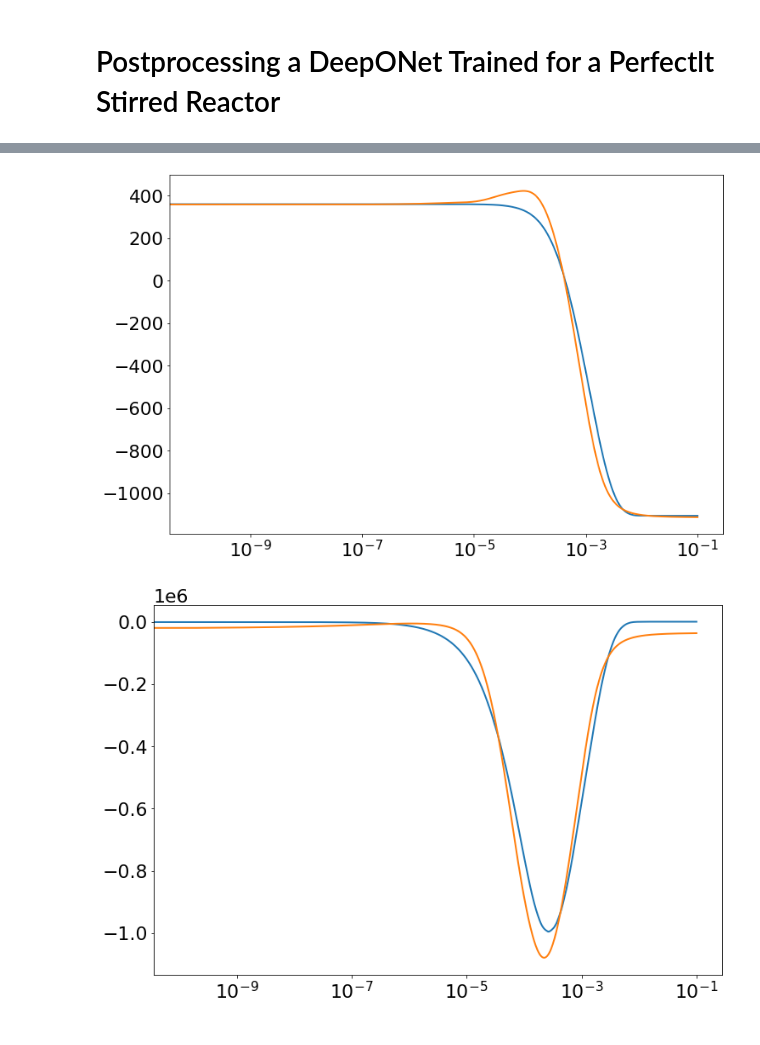
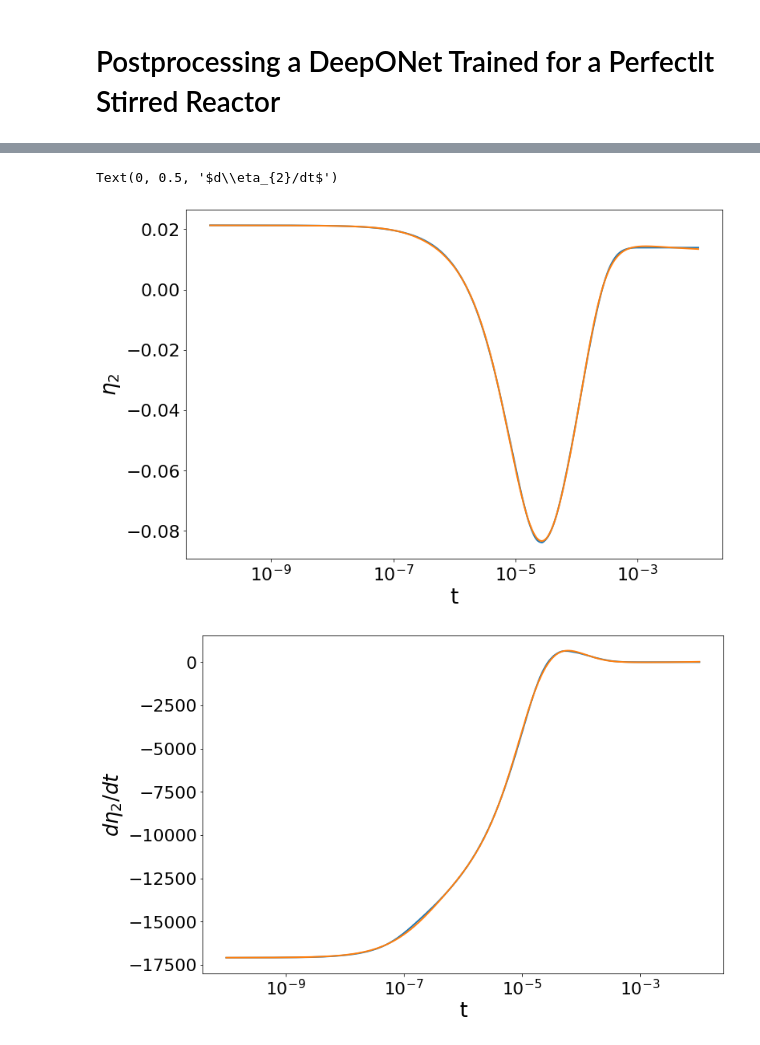
Before and after one commit to simoneventuri/ROMNet_, a Jupyter notebook: scripts/postprocessing/PSReactor/DeepONet/Predict_DeepONet.ipynb, the cells around one changed output, grey strips where cells are left out. Cells and saved outputs as stored; diff of their text form; code cells hidden in the pictures.

```diff
--- a/scripts/postprocessing/PSReactor/DeepONet/Predict_DeepONet.ipynb
+++ b/scripts/postprocessing/PSReactor/DeepONet/Predict_DeepONet.ipynb
@@ -21,14 +21,14 @@ import romnet                             as rmnt
 
 ROMNetFldr    = WORKSPACE_PATH + '/ROMNet/romnet/'
 
-OutputDir     = WORKSPACE_PATH+'/ROMNet/Data/PSR_100Cases/'
-TestDir       = WORKSPACE_PATH+'/ROMNet/Data/PSR_100Cases_Test/'
+OutputDir     = WORKSPACE_PATH+'/ROMNet/Data/PSR_10Cases/'
+TestDir       = WORKSPACE_PATH+'/ROMNet/Data/PSR_10Cases_Test/'
 
-PathToRunFld  = WORKSPACE_PATH + '/ROMNet/PSR_100Cases/DeepONet/Deterministic/Run_1/'
+PathToRunFld  = WORKSPACE_PATH + '/ROMNet/PSR_10Cases/DeepONet/Deterministic/Run_3/'
 #PathToRunFld  = WORKSPACE_PATH + '/ROMNet/PSR_10Cases/DeepONet/MCDropOut/Run_2/'
 #PathToRunFld  = WORKSPACE_PATH + '/ROMNet/PSR_10Cases/DeepONet/BayesByBackprop/Run_1/'
 
-CasesVec      = [99]
+CasesVec      = [0]
 DirDir        = OutputDir #OutputDir #TestDir
 
 NSamples      = 2
@@ -172,7 +172,7 @@ FileName       = DirDir + '/Orig/train/ext/ResidenceTimes.csv'
 Data           = pd.read_csv(FileName, header=None)
 RestValVecTest = np.log10(Data.to_numpy())
 
-iPC = 0
+iPC = 2
 
 
 ax  = []
@@ -209,7 +209,7 @@ for iTest in CasesVec:
 
     if (InputData.ProbApproach == 'Deterministic') or (NSamples == 1):
 
-        yMat_pca = model.predict(InputDataTest[['log10(Rest)','log(t)']])
+        yMat_pca = model.predict(InputDataTest[['log10(Rest)','t']])
         yMat_pre = (yMat_pca.dot(A))
         yMat     = yMat_pre*D[:,0] + C[:,0]
 
@@ -225,7 +225,7 @@ for iTest in CasesVec:
         yMat_sqr     = np.zeros((yMatOrig.shape[0], A.shape[1]))
 
         for iSample in range(NSamples):
-            yMat_pca = model.predict(InputDataTest[['log10(Rest)','log(t)']])
+            yMat_pca = model.predict(InputDataTest[['log10(Rest)','t']])
 
             yMat_pca_sum += yMat_pca
             yMat_pca_sqr += yMat_pca**2
@@ -313,34 +313,40 @@ plt.xscale('log')
 # %%
 PSR  = rmnt.pinn.system.PSR(InputData)
 
 Rest = InputDataTest[['log10(Rest)']].to_numpy()
 tVec = InputDataTest[['t']].to_numpy()
 
-iPC  = 0
+iPC  = 1
 
 tVecLog = np.log(tVec)[:,0]
 
-dy_masked_dt_Num  = np.gradient(yMat_pca[:,iPC], tVecLog)
+#dy_masked_dt_Num  = np.gradient(yMat_pca[:,iPC], tVecLog)
+dy_masked_dt_Num  = np.gradient(yMat_pca[:,iPC], tVec[:,0])
 dy_masked_dt_Orig = PSR.f_pc(0., yMatOrig_pca, Rest) #/ tVec#[:,0]
 dy_masked_dt      = PSR.f_pc(0., yMat_pca,     Rest) #/ tVec#[:,0]
 
 fig = plt.figure(figsize=(12,8))
-plt.plot(tVec, yMatOrig_pca[:,iPC])
-plt.plot(tVec, yMat_pca[:,iPC])
+plt.plot(tVec, yMatOrig_pca[:,iPC], label='Integration')
+plt.plot(tVec, yMat_pca[:,iPC],     label='DeepONet')
 plt.xscale('log')
+plt.xlabel('t')
+plt.ylabel('$\eta_{'+str(iPC+1)+'}$')
 # plt.xlim([1.e-3,1.e-2])
 # plt.ylim([-1280, -1275])
 
 fig = plt.figure(figsize=(12,8))
-#plt.plot(tVec, dy_masked_dt_Num         )#/model.y_range[iPC])
-plt.plot(tVec, dy_masked_dt_Orig[:,iPC] )#/model.y_range[iPC])
-plt.plot(tVec, dy_masked_dt[:,iPC]      )#/model.y_range[iPC])
+#plt.plot(tVec, dy_masked_dt_Num        )# /model.y_range[iPC])
+plt.plot(tVec, dy_masked_dt_Orig[:,iPC])# /model.y_range[iPC])
+plt.plot(tVec, dy_masked_dt[:,iPC]     )# /model.y_range[iPC])
 plt.xscale('log')
+plt.xlabel('t')
+plt.ylabel('$d\eta_{'+str(iPC+1)+'}/dt$')
 # plt.xlim([1.e-14,1.e-13])
 # plt.ylim([-1e9, 1e7])
 # %% [output]
+Text(0, 0.5, '$d\\eta_{2}/dt$')
-[figure, old version]
+[figure, new version]
-[figure, old version]
+[figure, new version]
 # %%
 iPC = 0
 
```
Also changed, not shown: parts of 8 cells of this notebook, 9 other files.
